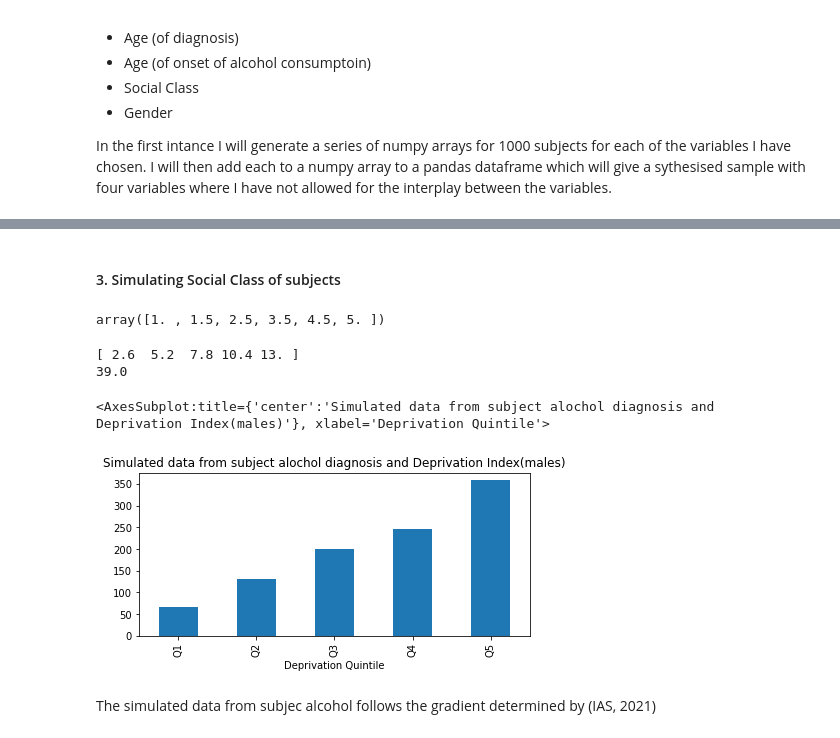
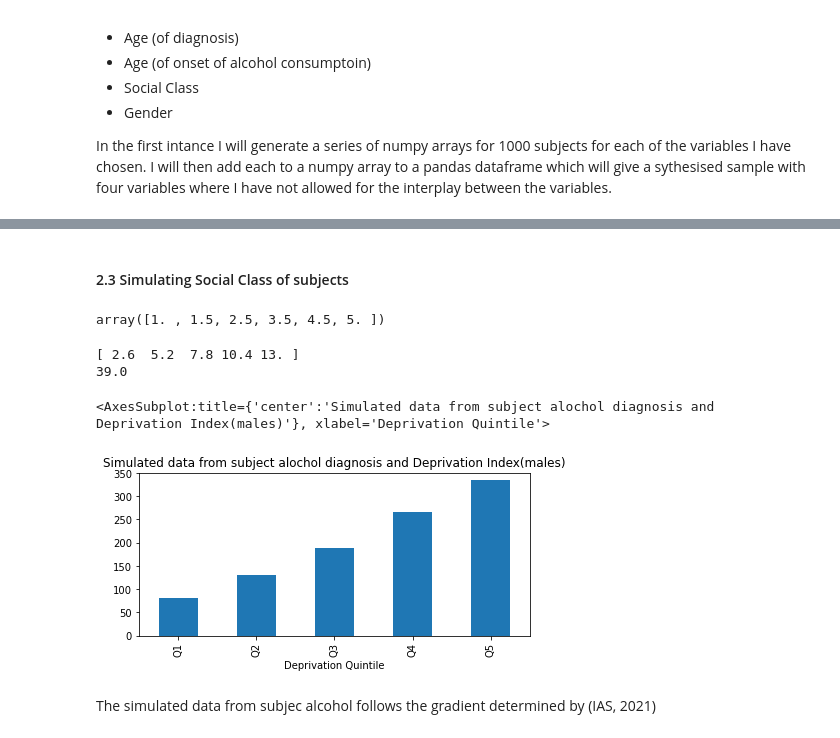
Before and after one commit to Jonish99/PDA-project21, a Jupyter notebook: GMIT_PDA_project21.ipynb, the cells around one changed output, grey strips where cells are left out. Saved outputs shown, nothing was run; the diff lists cells and outputs as text; code cells hidden in the pictures.

```diff
--- a/GMIT_PDA_project21.ipynb
+++ b/GMIT_PDA_project21.ipynb
@@ -153,14 +156,14 @@ df_dataset['Onset'] = onsets
 # %% [markdown]
 <img align="center" src="onset.PNG" width=600 >(NIAAA Publications, 2021)[2] example shown for comparison.
 # %% [markdown]
-#### 3. Simulating Social Class of subjects
+#### 2.3 Simulating Social Class of subjects
 # %%
 f = np.array([1, 2, 4, 7, 11, 16], dtype=float)
 np.gradient(f)
 # %% [output]
 array([1. , 1.5, 2.5, 3.5, 4.5, 5. ])
 # %%
-rng = np.random.default_rng()
+rng = np.random.default_rng(seed)
 #set labels,
 arrDPQ = ['Q1','Q2','Q3','Q4','Q5']
 
@@ -175,34 +178,34 @@ def getPforGrad(size,grad):
     while i < size:
         num = gr *(i+1)
         arr[i] = num
         tot = tot + num
         i=i+1
     print(arr)
     print(tot)
     P = []
     i=0
     while i < size:
         num =  arr[i]/tot
         P.append(num)
         i=i+1
     return P
 #call get PforGrad with a size of 5 and gradient of 2.6
 maleP=getPforGrad(5,2.6)
 
 #print(maleP)
 #Create an simulated dataset if male alcoholic diagnosis and their DP index
 DPs= rng.choice(arrDPQ, 1000, replace=True, p=maleP)
 
 #plt.hist(DPs)
 plt.title("Simulated data from subject alochol diagnosis and Deprivation Index(males)")
 plt.xlabel("Deprivation Quintile")
 #plt.ylabel("Freq")
 pd.Series(DPs).value_counts().sort_index().plot(kind='bar')
 # %% [output]
 [ 2.6  5.2  7.8 10.4 13. ]
 39.0
 <AxesSubplot:title={'center':'Simulated data from subject alochol diagnosis and Deprivation Index(males)'}, xlabel='Deprivation Quintile'>
-[figure, old version]
+[figure, new version]
 # %% [markdown]
 The simulated data from subjec alcohol follows the gradient determined by (IAS, 2021)
 # %%
```
Also changed, not shown: parts of 13 cells of this notebook.
